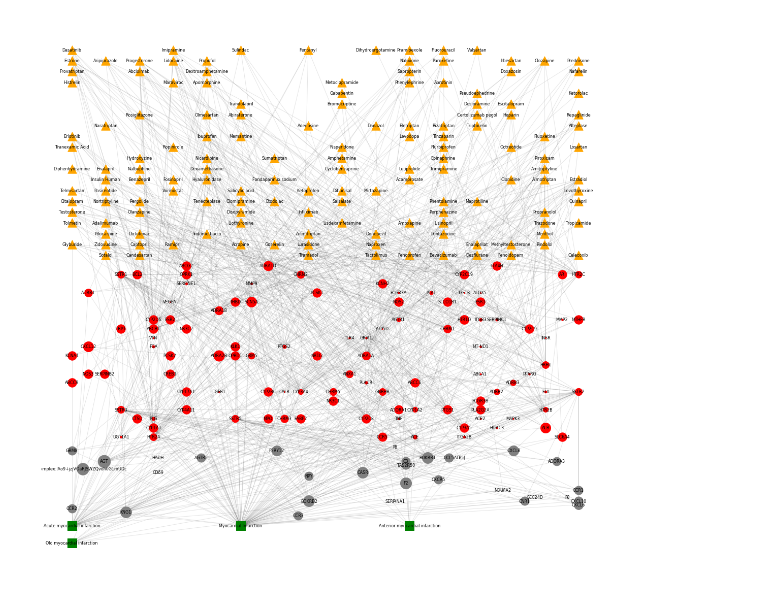
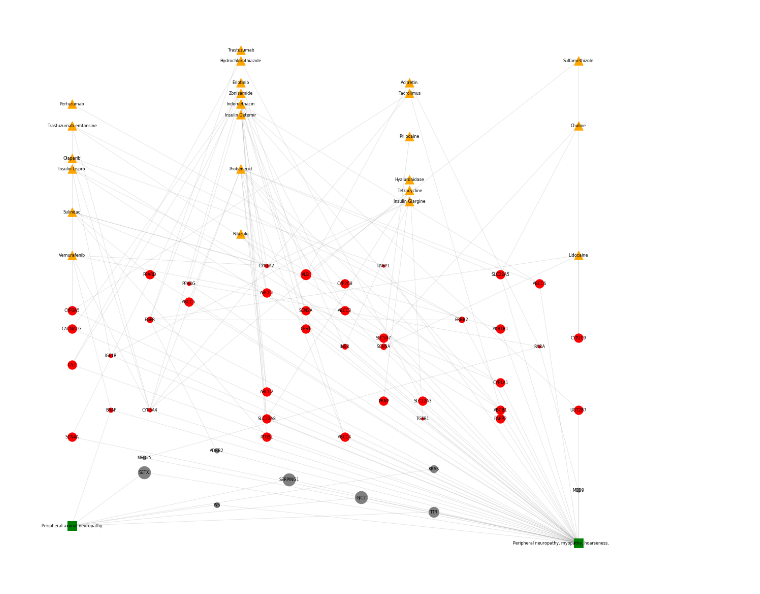
Before and after one commit to jenwilson521/Designated-Medical-Event-Pathways, a Jupyter notebook: Code/find_co_therapy_networks.ipynb, the cells around one changed output. Cells and saved outputs as stored; diff of their text form; code cells hidden in the pictures.

```diff
--- a/Code/find_co_therapy_networks.ipynb
+++ b/Code/find_co_therapy_networks.ipynb
@@ -108,8 +104,10 @@ def get_layered_positions(ntd,nrows,fig_width):
 #dme = 'Tardive dyskinesia'
 #gene_of_interest = 'TP53'
 #dme = 'Gastric ulcer'
-gene_of_interest = 'F2'
-dme = 'Myocardial infarction'
+#gene_of_interest = 'F2'
+#dme = 'Myocardial Infarction'
+gene_of_interest = 'ADRB2'
+dme = 'Peripheral neuropathy'
 
 # dme_lookup = dme.replace(' ','_')
 dmeG = pickle.load(open(dme_net_f[dme],'rb'))
@@ -158,34 +156,34 @@ for drug in dme_drugs:
                 ind_edges = pairwise(short_pth)
                 for (a,b) in ind_edges:
                     edges_to_keep.add((a,b))
                     nodes_to_keep.add(a)
                     nodes_to_keep.add(b)
 
 # specifications for figure making
 fig_width = 10
 nrows = 20
 
 pos = get_layered_positions(node_just_type,nrows,fig_width)
 
 fig,ax = plt.subplots(figsize=(20,20))
 #ax.set_ylim([0,fig_height])
 #ax.set_xlim([0,fig_width])
 dmeG = nx.Graph()
 for (a,b) in edges_to_keep:
     dmeG.add_edge(a,b)
 
 ec = nx.draw_networkx_edges(dmeG, pos, alpha=0.1)
 # ec = nx.draw_networkx_edges(dmeG,positions,alpha=0.2)
 
 for n in dmeG.nodes():
     nc = nx.draw_networkx_nodes(dmeG,pos,nodelist=[n],node_color=node_data[n]['color'],node_shape=node_data[n]['shape'],node_size=node_data[n]['size'])
     nc = nx.draw_networkx_labels(dmeG,pos,labels={n:n},font_size = 8, weight='bold')
 
 plt.axis('off')
 plt.savefig(os.path.join(ctdir,'_'.join([dme,gene_of_interest,'network','.png'])),dpi=300)
 plt.show()
 # %% [output]
-[figure, old version]
+[figure, new version]
 # %%
 ### OLD CODE FOR DEVELOPMENT
 # generate positions for certain node types
```
Also changed, not shown: parts of 1 cell of this notebook.
